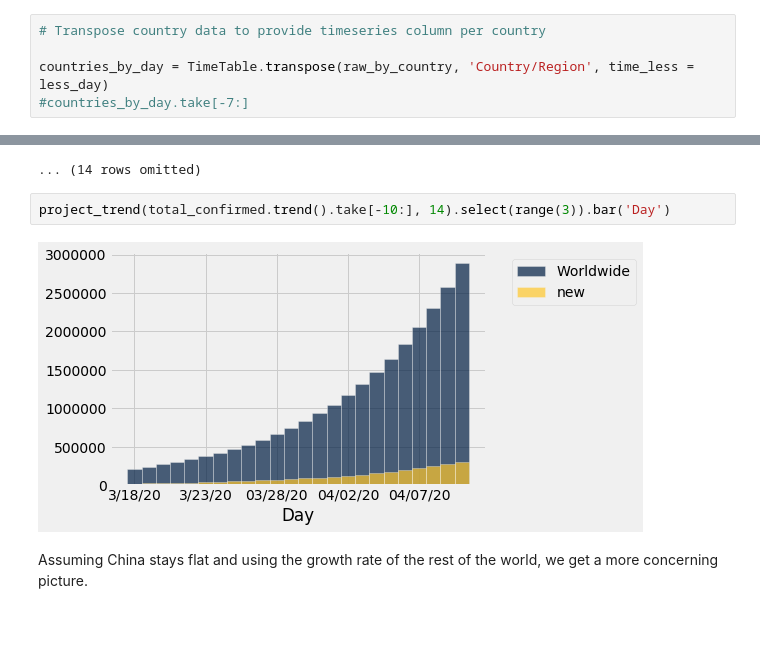
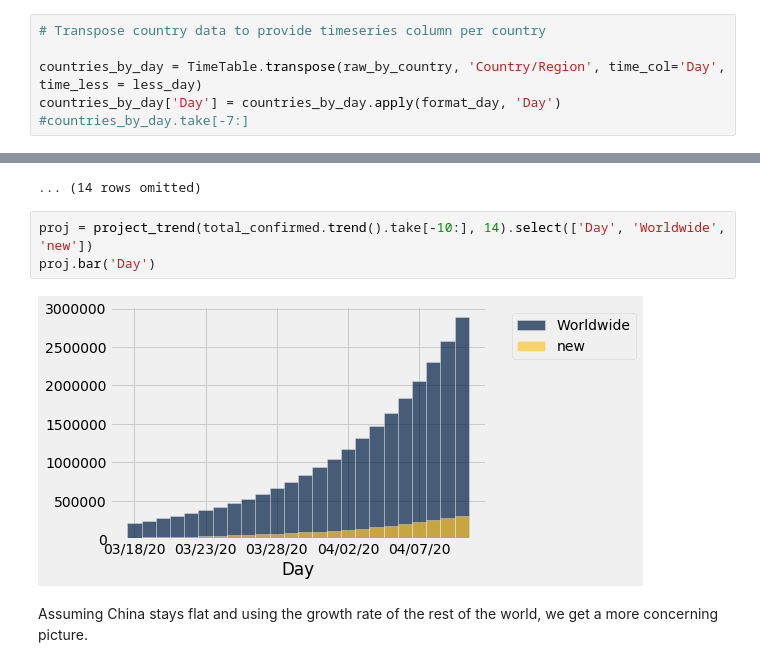
Before and after one commit to deculler/covid19, a Jupyter notebook: Covid19-Worldwide.ipynb, the cells around one changed output, grey strips where cells are left out. Drawn from its saved outputs; the diff is of its cells as text; blank space fills up the shorter version.

```diff
--- a/Covid19-Worldwide.ipynb
+++ b/Covid19-Worldwide.ipynb
@@ -142,7 +142,8 @@ raw_by_country.num_rows
 # %%
 # Transpose country data to provide timeseries column per country
 
-countries_by_day = TimeTable.transpose(raw_by_country, 'Country/Region', time_less = less_day)
+countries_by_day = TimeTable.transpose(raw_by_country, 'Country/Region', time_col='Day', time_less = less_day)
+countries_by_day['Day'] = countries_by_day.apply(format_day, 'Day')
 #countries_by_day.take[-7:]
 # %%
 # Change this to truncate data analysys to an earlier date
@@ -247,9 +253,10 @@ project_trend(total_confirmed.trend().take[-10:], 14)
 | 3/27/20 | 593291 | 63700 | 0.120282 | 1.12028 |
 ... (14 rows omitted)
 # %%
-project_trend(total_confirmed.trend().take[-10:], 14).select(range(3)).bar('Day')
+proj = project_trend(total_confirmed.trend().take[-10:], 14).select(['Day', 'Worldwide', 'new'])
+proj.bar('Day')
 # %% [output]
-[figure, old version]
+[figure, new version]
 # %% [markdown]
 Assuming China stays flat and using the growth rate of the rest of the world, we get a more concerning picture.
 # %%
```
Also changed, not shown: parts of 8 cells of this notebook, 2 other files.
